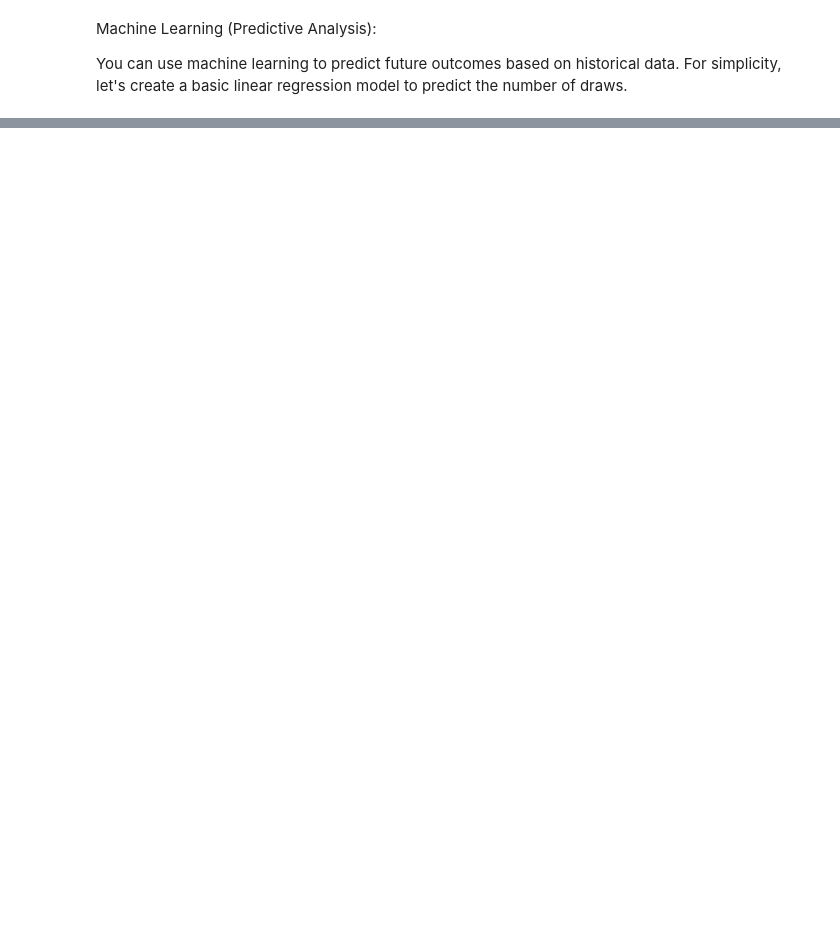
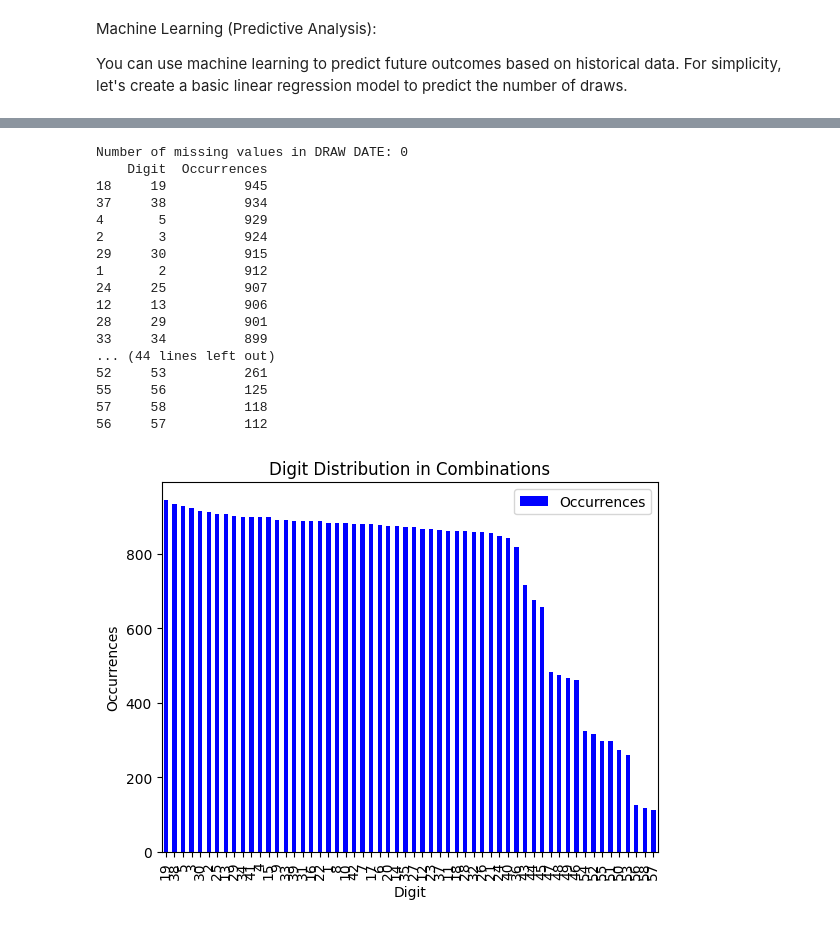
Before and after one commit to ayoungmanwithanoldsoul/LottoAnalysis, a Jupyter notebook: DataAnalysis.ipynb, the cells around one changed output, grey strips where cells are left out. Saved outputs shown, nothing was run; the diff lists cells and outputs as text; code cells hidden in the pictures; blank space fills up the shorter version.

```diff
--- a/DataAnalysis.ipynb
+++ b/DataAnalysis.ipynb
@@ -194,0 +359,63 @@ plt.show()
+# %%
+import pandas as pd
+import matplotlib.pyplot as plt
+
+# Read the data from the CSV file
+# Assuming your data is in a file named "lottery_data.csv"
+df = pd.read_csv("lottery_data.csv")
+
+# Convert 'DRAW DATE' to datetime format
+df['DRAW DATE'] = pd.to_datetime(df['DRAW DATE'], errors='coerce')
+
+# Check for missing values in 'DRAW DATE' column
+print('Number of missing values in DRAW DATE:', df['DRAW DATE'].isnull().sum())
+
+# Drop rows with missing values in 'DRAW DATE'
+df = df.dropna(subset=['DRAW DATE'])
+
+# Extract the numeric representation of the date for modeling
+df['DRAW DATE'] = df['DRAW DATE'].dt.strftime('%Y%m%d').astype(int)
+
+# Extract digits from 'COMBINATIONS'
+df['COMBINATIONS'] = df['COMBINATIONS'].apply(lambda x: [int(num) for num in x.split('-')])
+
+# Flatten the list of digits
+all_digits = [digit for sublist in df['COMBINATIONS'] for digit in sublist]
+
+# Create a DataFrame to count occurrences of each digit
+digit_counts = pd.DataFrame(all_digits, columns=['Digit']).groupby('Digit').size().reset_index(name='Occurrences')
+
+# Sort the DataFrame by occurrences in descending order
+digit_counts = digit_counts.sort_values(by='Occurrences', ascending=False)
+
+# Display the resulting table
+print(digit_counts)
+
+# Plot a bar chart to visualize the distribution of digits
+digit_counts.plot(kind='bar', x='Digit', y='Occurrences', color='blue')
+plt.title('Digit Distribution in Combinations')
+plt.xlabel('Digit')
+plt.ylabel('Occurrences')
+
+
+
+plt.show()
+# %% [output]
+Number of missing values in DRAW DATE: 0
+    Digit  Occurrences
+18     19          945
+37     38          934
+4       5          929
+2       3          924
+29     30          915
+1       2          912
+24     25          907
+12     13          906
+28     29          901
+33     34          899
+... (44 lines left out)
+52     53          261
+55     56          125
+57     58          118
+56     57          112
+[figure, added]
```
Also changed, not shown: parts of 19 cells of this notebook, 1 other file.
